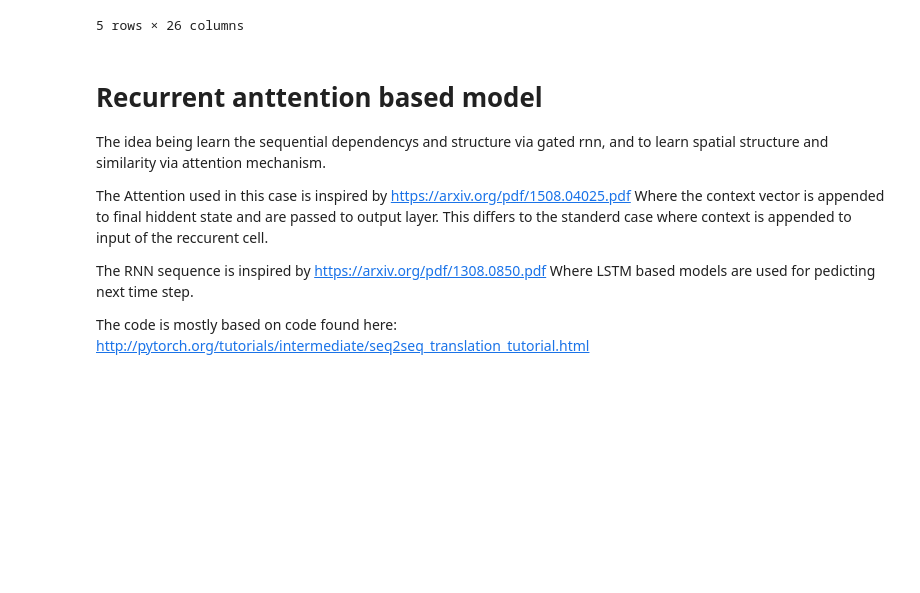
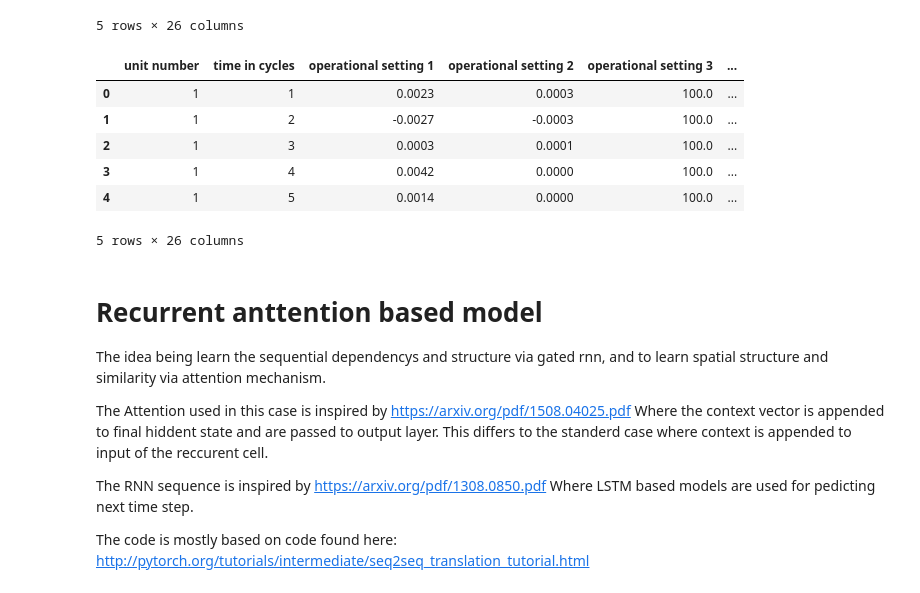
Before and after one commit to benMen87/annomaly_detection, a Jupyter notebook: wipro_seq_annomly_detection_nasa.ipynb, the cells around one changed output. Saved outputs shown, nothing was run; the diff lists cells and outputs as text; code cells hidden in the pictures; blank space fills up the shorter version.

Commit message:
adding load for test data

```diff
--- a/wipro_seq_annomly_detection_nasa.ipynb
+++ b/wipro_seq_annomly_detection_nasa.ipynb
@@ -48,4 +48,18 @@ df.head()
 | 3 | 1 | 4 | 0.0007 | 0.0000 | 100.0 | ... |
 | 4 | 1 | 5 | -0.0019 | -0.0002 | 100.0 | ... |
 5 rows × 26 columns
+# %%
+file_path = './nasa_data/test_FD001.txt'
+header_names = ['unit number', 'time in cycles']  + ['operational setting %d'%i for i in range(1, 4)] + [ 'sensor measurement %d'%i for i in range(1, 24)]
+df_test = pd.read_csv(file_path, sep=' ', header=None, names=header_names)
+df_test = df_test.dropna(axis=1, how='all')
+df_test.head()
+# %% [output]
+|  | unit number | time in cycles | operational setting 1 | operational setting 2 | operational setting 3 | ... |
+| 0 | 1 | 1 | 0.0023 | 0.0003 | 100.0 | ... |
+| 1 | 1 | 2 | -0.0027 | -0.0003 | 100.0 | ... |
+| 2 | 1 | 3 | 0.0003 | 0.0001 | 100.0 | ... |
+| 3 | 1 | 4 | 0.0042 | 0.0000 | 100.0 | ... |
+| 4 | 1 | 5 | 0.0014 | 0.0000 | 100.0 | ... |
+5 rows × 26 columns
 # %%
```
Also changed, not shown: parts of 6 cells of this notebook.
